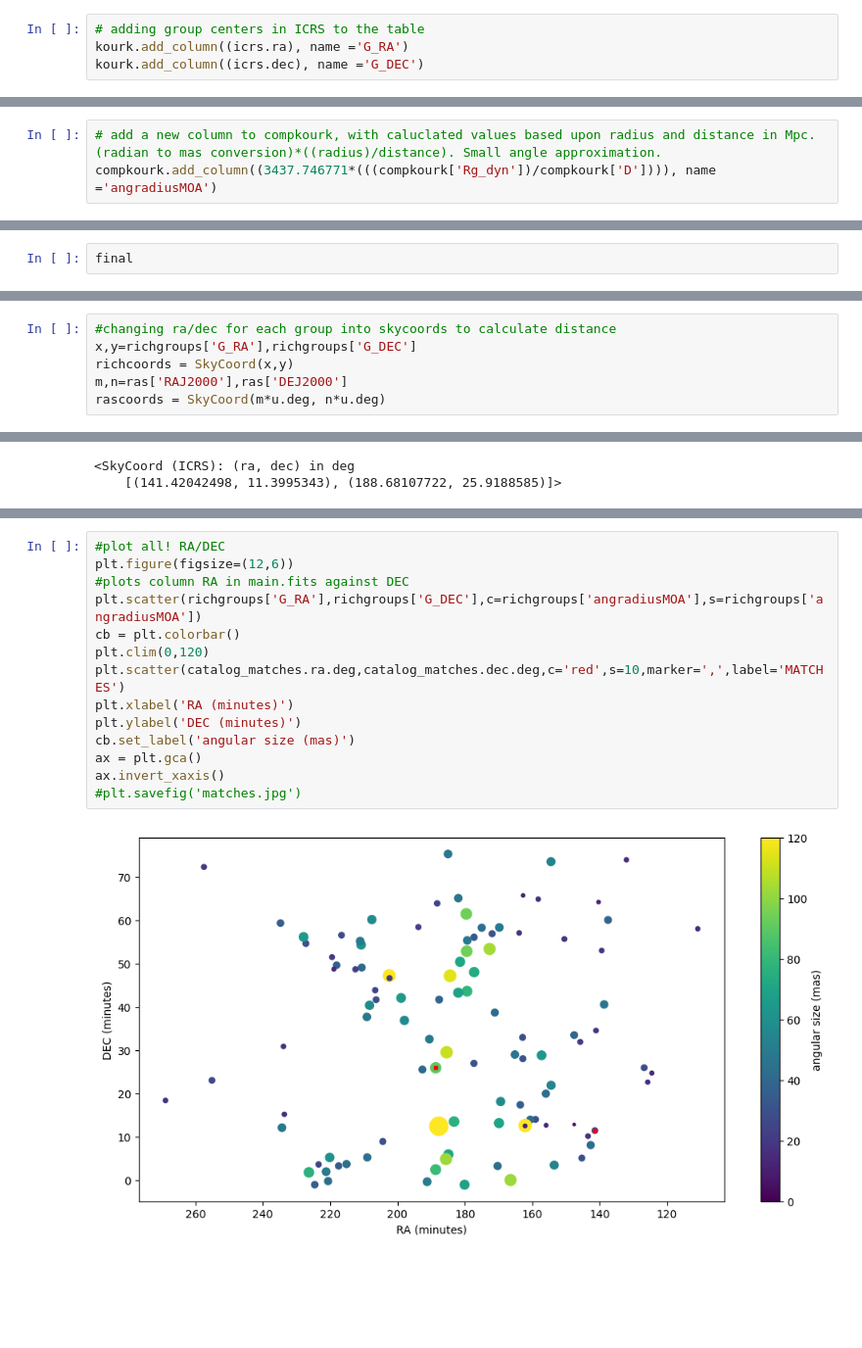
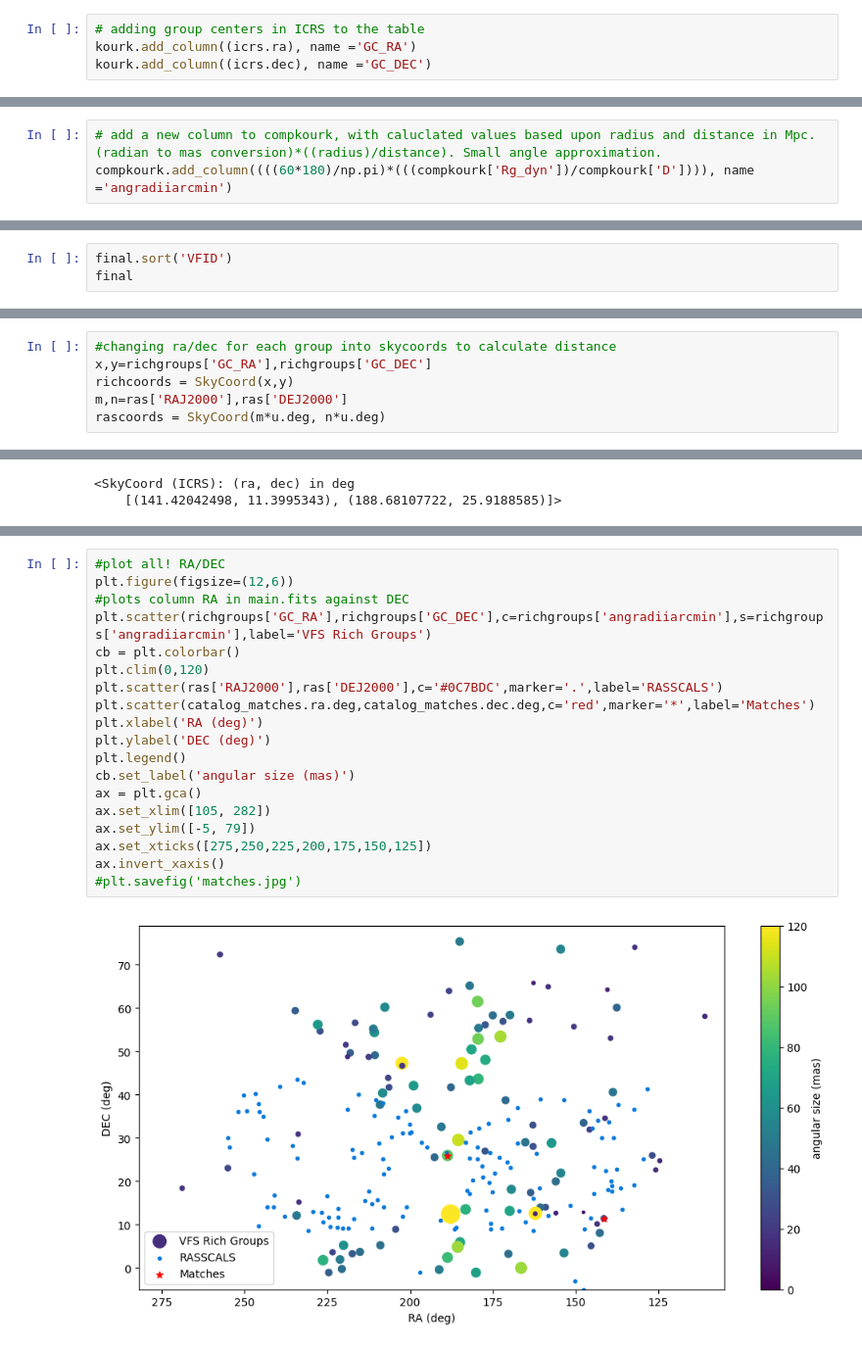
Before and after one commit to eow2004/intropythonprogram, a Jupyter notebook: RASSVFS Match.ipynb, the cells around one changed output, grey strips where cells are left out. Shown at 98% size. Drawn from its saved outputs; the diff is of its cells as text; blank space fills up the shorter version.

```diff
--- a/RASSVFS Match.ipynb
+++ b/RASSVFS Match.ipynb
@@ -377,8 +444,8 @@ gc = SkyCoord(l=kourk['Glon']*u.degree, b=kourk['Glat']*u.degree, frame='galacti
 icrs = gc.icrs # converting group centers to RA/DEC coordinates
 # %%
 # adding group centers in ICRS to the table
-kourk.add_column((icrs.ra), name ='G_RA')
-kourk.add_column((icrs.dec), name ='G_DEC')
+kourk.add_column((icrs.ra), name ='GC_RA')
+kourk.add_column((icrs.dec), name ='GC_DEC')
 # %%
 rich_group = (env["rich_group_memb"] == True) # filter for only galaxies with a TRUE rich group member flag
 Kflag = (kourkgal["Kflag"] == True) # filter for galaxies that there is kourkchi data for
@@ -390,5 +471,5 @@ compkourk = kourk[computable] # apply filter to kourk and save as new table, com
 # %%
 # add a new column to compkourk, with caluclated values based upon radius and distance in Mpc. (radian to mas conversion)*((radius)/distance). Small angle approximation.
-compkourk.add_column((3437.746771*(((compkourk['Rg_dyn'])/compkourk['D']))), name ='angradiusMOA')
+compkourk.add_column((((60*180)/np.pi)*(((compkourk['Rg_dyn'])/compkourk['D']))), name ='angradiiarcmin')
 # %%
 # performs a join of the main table with only rich group galaxies, and kourkchi galaxies that have kourkchi data, matching their VFID's
@@ -422,6 +504,7 @@ final = join(joined[rich_group & Kflag],compkourk,keys='PGC1')
 # %% [output]
 WARNING: MergeConflictWarning: Cannot merge meta key 'DATE-HDU' types <class 'str'> and <class 'str'>, choosing DATE-HDU='2021-07-22T08:06:28' [astropy.utils.metadata.merge]
 # %%
+final.sort('VFID')
 final
 # %% [output]
 Table length=1260
@@ -563,6 +681,6 @@ ras=ascii.read("C:/Users/Oran1/OneDrive - University of Kansas/Research/Plots/RA
 # %%
 #changing ra/dec for each group into skycoords to calculate distance
-x,y=richgroups['G_RA'],richgroups['G_DEC']
+x,y=richgroups['GC_RA'],richgroups['GC_DEC']
 richcoords = SkyCoord(x,y)
 m,n=ras['RAJ2000'],ras['DEJ2000']
 rascoords = SkyCoord(m*u.deg, n*u.deg)
@@ -587,16 +701,21 @@ array([11.3995343, 25.9188585])
 # %%
 #plot all! RA/DEC
 plt.figure(figsize=(12,6))
 #plots column RA in main.fits against DEC
-plt.scatter(richgroups['G_RA'],richgroups['G_DEC'],c=richgroups['angradiusMOA'],s=richgroups['angradiusMOA'])
+plt.scatter(richgroups['GC_RA'],richgroups['GC_DEC'],c=richgroups['angradiiarcmin'],s=richgroups['angradiiarcmin'],label='VFS Rich Groups')
 cb = plt.colorbar()
 plt.clim(0,120)
-plt.scatter(catalog_matches.ra.deg,catalog_matches.dec.deg,c='red',s=10,marker=',',label='MATCHES')
-plt.xlabel('RA (minutes)')
-plt.ylabel('DEC (minutes)')
+plt.scatter(ras['RAJ2000'],ras['DEJ2000'],c='#0C7BDC',marker='.',label='RASSCALS')
+plt.scatter(catalog_matches.ra.deg,catalog_matches.dec.deg,c='red',marker='*',label='Matches')
+plt.xlabel('RA (deg)')
+plt.ylabel('DEC (deg)')
+plt.legend()
 cb.set_label('angular size (mas)')
 ax = plt.gca()
+ax.set_xlim([105, 282])
+ax.set_ylim([-5, 79])
+ax.set_xticks([275,250,225,200,175,150,125])
 ax.invert_xaxis()
 #plt.savefig('matches.jpg')
 # %% [output]
-[figure, old version]
+[figure, new version]
```
Also changed, not shown: parts of 79 cells of this notebook.
